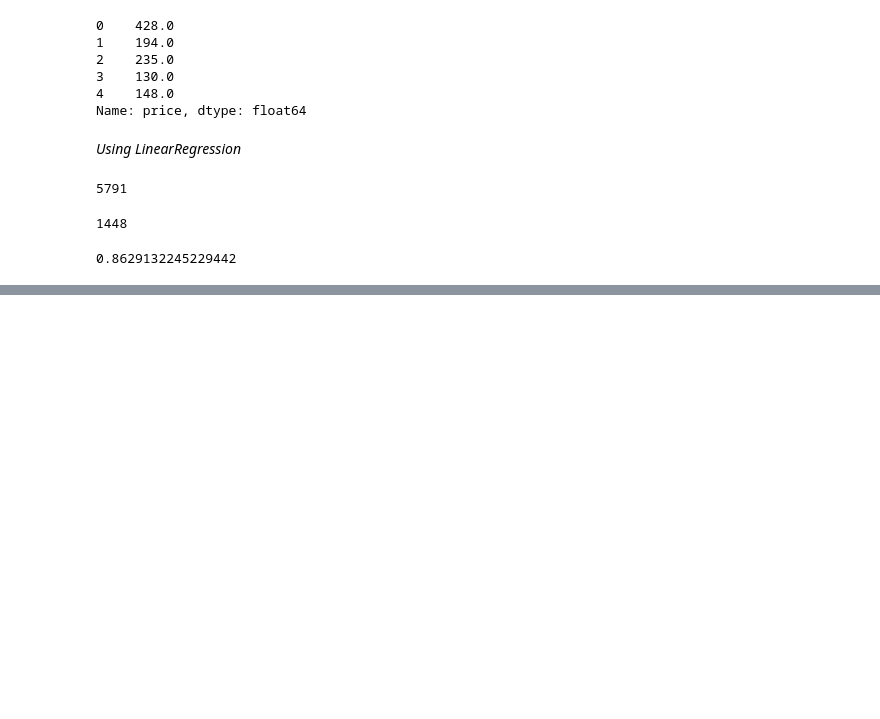
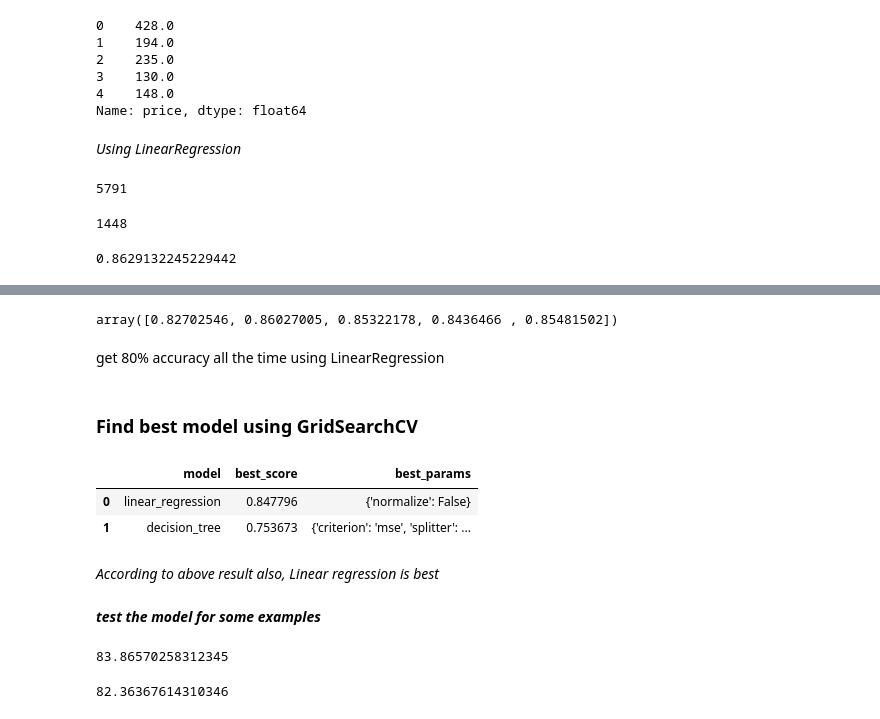
Before and after one commit to PramodiPerera/house-price-prediction, a Jupyter notebook: model/House_price_banglore.ipynb, the cells around one changed output, grey strips where cells are left out. Saved outputs shown, nothing was run; the diff lists cells and outputs as text; code cells hidden in the pictures; blank space fills up the shorter version.

Commit message:
predict for new input

```diff
--- a/model/House_price_banglore.ipynb
+++ b/model/House_price_banglore.ipynb
@@ -580,0 +583,55 @@ lr.score(x_test, y_test)
+# %%
+from sklearn.model_selection import ShuffleSplit
+
+cv = ShuffleSplit(n_splits=5, test_size=0.2, random_state=0) # for better split
+cross_val_score(LinearRegression(), x, y, cv=cv)
+# %% [output]
+array([0.82702546, 0.86027005, 0.85322178, 0.8436466 , 0.85481502])
+# %% [markdown]
+get 80% accuracy all the time using LinearRegression
+# %% [markdown]
+### Find best model using GridSearchCV
+# %%
+from sklearn.model_selection import GridSearchCV
+from sklearn.tree import DecisionTreeRegressor
+
+model_params = {
+    'linear_regression': {
+        'model': LinearRegression(),
+        'params': {
+            'normalize': [True, False]
+        }
+    },
+
+    'decision_tree': {
+        'model': DecisionTreeRegressor(),
+        'params': {
+            'criterion' : ['mse','friedman_mse'],
+            'splitter': ['best','random']
+        }
+    }
+}
+# %%
+scores = []
+cv = ShuffleSplit(n_splits=5, test_size=0.2, random_state=0) # for better split data
+
+for model_name, mp in model_params.items():
+    gscv = GridSearchCV(mp['model'], mp['params'], cv=cv, return_train_score=False)
+    gscv.fit(x, y)
+    scores.append({
+        'model': model_name,
+        'best_score': gscv.best_score_,
+        'best_params': gscv.best_params_
+    })
+
+select_best_model = pd.DataFrame(scores, columns=['model', 'best_score', 'best_params'])
+# %%
+select_best_model
+# %% [output]
+|  | model | best_score | best_params |
+| 0 | linear_regression | 0.847796 | {'normalize': False} |
+| 1 | decision_tree | 0.753673 | {'criterion': 'mse', 'splitter': ... |
+# %% [markdown]
+_According to above result also, Linear regression is best_
+# %% [markdown]
+***test the model for some examples***
@@ -580,0 +651,8 @@ lr.score(x_test, y_test)
+# %%
+predict('1st Phase JP Nagar',1000, 2, 2)
+# %% [output]
+83.86570258312345
+# %%
+predict('1st Phase JP Nagar',1000, 2, 3)
+# %% [output]
+82.36367614310346
```
Also changed, not shown: parts of 4 cells of this notebook.
